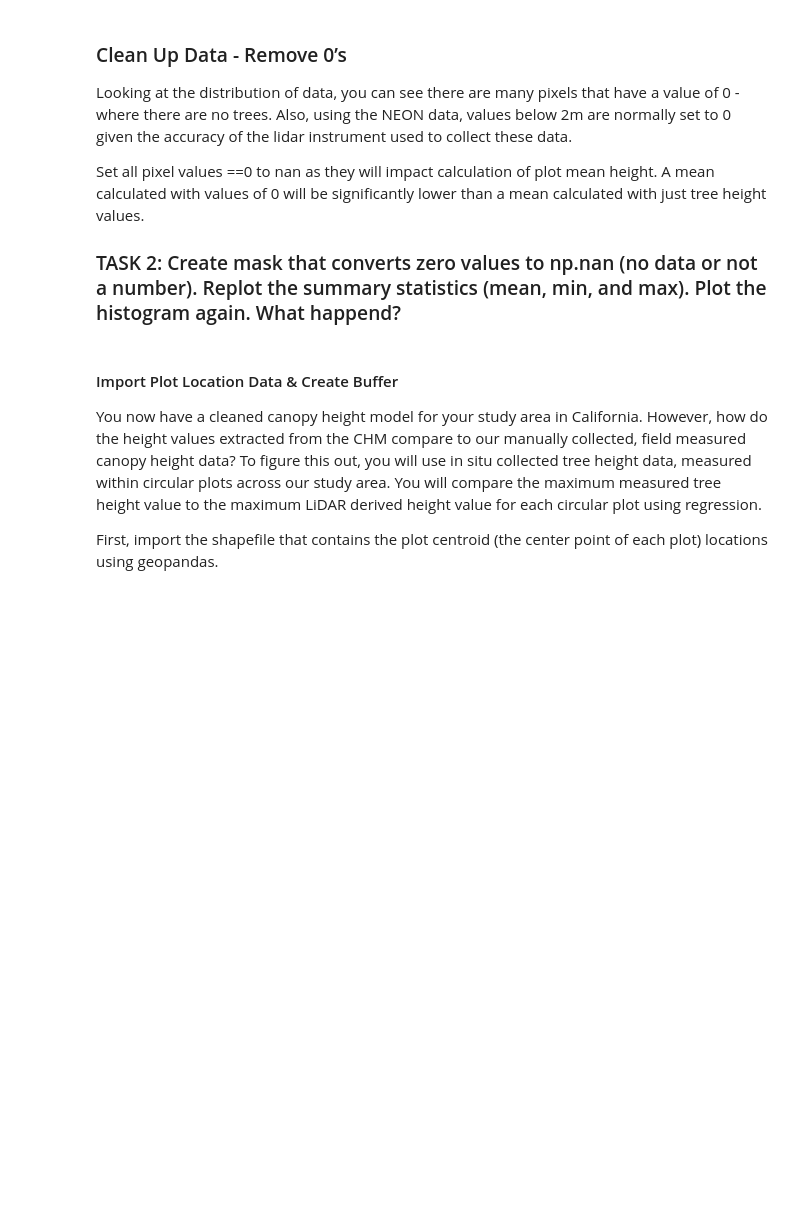
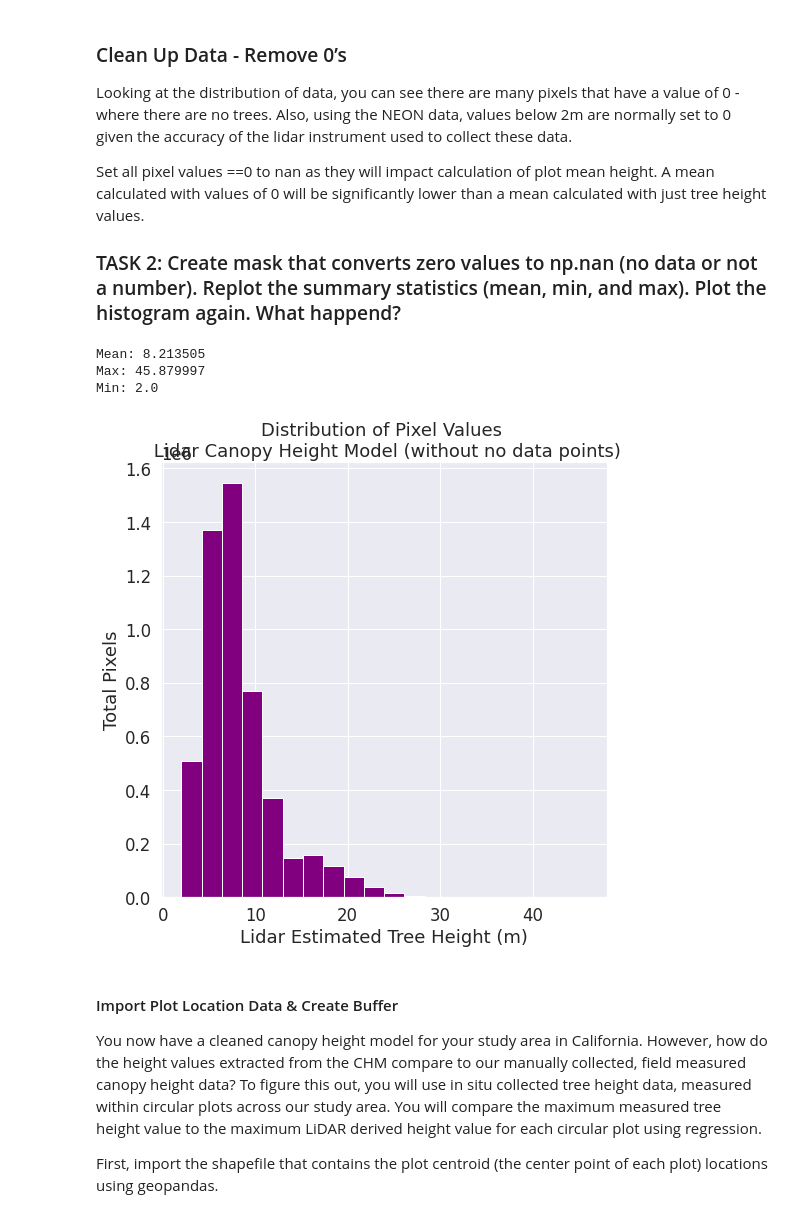
Before and after one commit to megmkoch/EnvDatSci22, a Jupyter notebook: CodeSprints/Regression101.ipynb, the cells around one changed output. Cells and saved outputs as stored; diff of their text form; code cells hidden in the pictures; blank space fills up the shorter version.

```diff
--- a/CodeSprints/Regression101.ipynb
+++ b/CodeSprints/Regression101.ipynb
@@ -161,3 +161,10 @@ Set all pixel values ==0 to nan as they will impact calculation of plot mean hei
 sjer_chm_data_no_zeros = sjer_chm_data.where(sjer_chm_data != 0, np.nan)
 
 # Task 2: view summary statistics of canopy height model after cleaning up the data
+print('Mean:', sjer_chm_data_no_zeros.mean().values)
+print('Max:', sjer_chm_data_no_zeros.max().values)
+print('Min:', sjer_chm_data_no_zeros.min().values)
+# %% [output]
+Mean: 8.213505
+Max: 45.879997
+Min: 2.0
@@ -166,3 +171,17 @@ sjer_chm_data_no_zeros = sjer_chm_data.where(sjer_chm_data != 0, np.nan)
+# %%
+# Task 2: view histogram of canopy height model after cleaning up the data
+ax=ep.hist(sjer_chm_data_no_zeros.values,
+        figsize=(8,8),
+        colors="purple",
+        xlabel="Lidar Estimated Tree Height (m)",
+        ylabel="Total Pixels",
+        title="Distribution of Pixel Values \n Lidar Canopy Height Model (without no data points)")
+
+# Turn off scientific notation
+#ax[1].ticklabel_format(useOffset=False,
+#                     style='plain')
+# %% [output]
+[figure, added]
 # %% [markdown]
 #### Import Plot Location Data & Create Buffer
 You now have a cleaned canopy height model for your study area in California. However, how do the height values extracted from the CHM compare to our manually collected, field measured canopy height data? To figure this out, you will use in situ collected tree height data, measured within circular plots across our study area. You will compare the maximum measured tree height value to the maximum LiDAR derived height value for each circular plot using regression.
```
Also changed, not shown: parts of 10 cells of this notebook.
